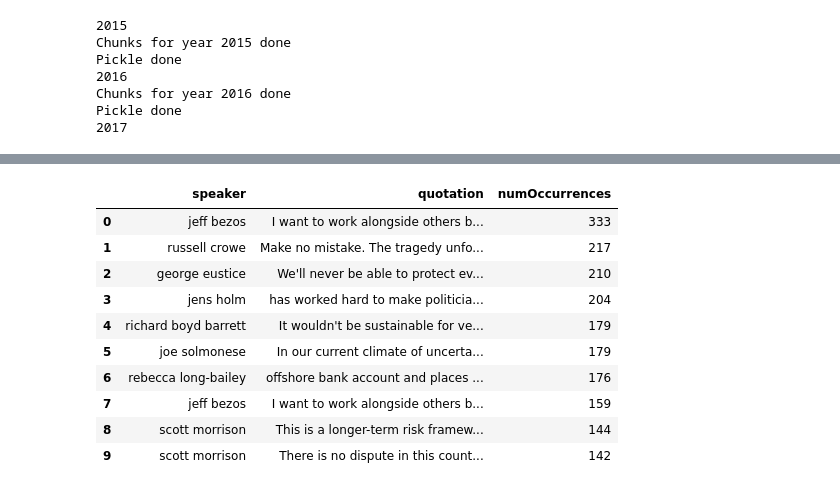
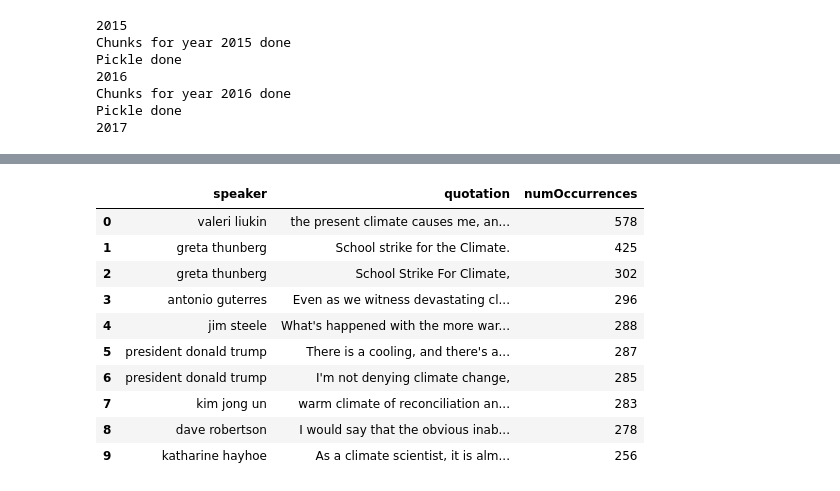
Before and after one commit to epfl-ada/ada-2021-project-hach, a Jupyter notebook: data_metrics.ipynb, the cells around one changed output, grey strips where cells are left out. Saved outputs shown, nothing was run; the diff lists cells and outputs as text; code cells hidden in the pictures.

```diff
--- a/data_metrics.ipynb
+++ b/data_metrics.ipynb
@@ -41,0 +45,37 @@ for i in range(2015, 2021):
+# %%
+# set a unique label_name for speakers with several versions of name
+# RESOLVES THE TRUMP PROBLEM
+def clean_speaker(df, name):
+
+    df_copy = df.copy()
+
+    df_name = df[df['speaker'].apply(lambda x: name in x)]
+    # get the qid of the speaker in wiki_data
+    wiki_qid = df_name['qids'].iloc[0][0]
+    # get the label of speaker
+    label_name = wiki_data[wiki_data['id'] == wiki_qid]['label'].iloc[0]
+    #replace speaker with his label
+    df_copy = df.replace(df_name['speaker'].iloc[0], label_name)
+
+    return df_copy
+# %%
+def clean_df(df):
+    """Cleans the dataset for speakers only for now"""
+
+    # remove all the 'None' speakers
+    df = df[df['speaker'] != 'None']
+
+    #clean different Trump names
+    trump_names = df[df['speaker'].apply(lambda x: ('trump' in x) and ('president' in x) or x=='donald trump' or x=='donald j. trump')]['speaker'].unique()
+    for t in trump_names:
+        climate_dfs['2018'] = clean_speaker(climate_dfs['2018'], t)
+
+    # clean different Obama names
+    obama_names = df[df['speaker'].apply(lambda x: ('barack' in x) or ('president' in x and 'obama' in x))]['speaker'].unique()
+    for i in obama_names:
+        climate_dfs['2018'] = clean_speaker(climate_dfs['2018'], i)
+
+    # all names to lower case
+    df['speaker'] = df['speaker'].str.lower()
+
+    return df
@@ -42 +84,3 @@ for i in range(2015, 2021):
+# %%
+climate_dfs['2018'] = clean_df(climate_dfs['2018'])
 # %% [markdown]
@@ -116,18 +145,18 @@ top_speakers(climate_dfs['2017'])
 # %%
 # show top quotations from 2015
-top_quotations(climate_dfs['2020'])
+top_quotations(climate_dfs['2018'])
 # %% [output]
 |  | speaker | quotation | numOccurrences |
-| 0 | jeff bezos | I want to work alongside others b... | 333 |
-| 1 | russell crowe | Make no mistake. The tragedy unfo... | 217 |
-| 2 | george eustice | We'll never be able to protect ev... | 210 |
-| 3 | jens holm | has worked hard to make politicia... | 204 |
-| 4 | richard boyd barrett | It wouldn't be sustainable for ve... | 179 |
-| 5 | joe solmonese | In our current climate of uncerta... | 179 |
-| 6 | rebecca long-bailey | offshore bank account and places ... | 176 |
-| 7 | jeff bezos | I want to work alongside others b... | 159 |
-| 8 | scott morrison | This is a longer-term risk framew... | 144 |
-| 9 | scott morrison | There is no dispute in this count... | 142 |
+| 0 | valeri liukin | the present climate causes me, an... | 578 |
+| 1 | greta thunberg | School strike for the Climate. | 425 |
+| 2 | greta thunberg | School Strike For Climate, | 302 |
+| 3 | antonio guterres | Even as we witness devastating cl... | 296 |
+| 4 | jim steele | What's happened with the more war... | 288 |
+| 5 | president donald trump | There is a cooling, and there's a... | 287 |
+| 6 | president donald trump | I'm not denying climate change, | 285 |
+| 7 | kim jong un | warm climate of reconciliation an... | 283 |
+| 8 | dave robertson | I would say that the obvious inab... | 278 |
+| 9 | katharine hayhoe | As a climate scientist, it is alm... | 256 |
 # %%
 from tld import get_tld
 
```
Also changed, not shown: parts of 29 cells of this notebook.
